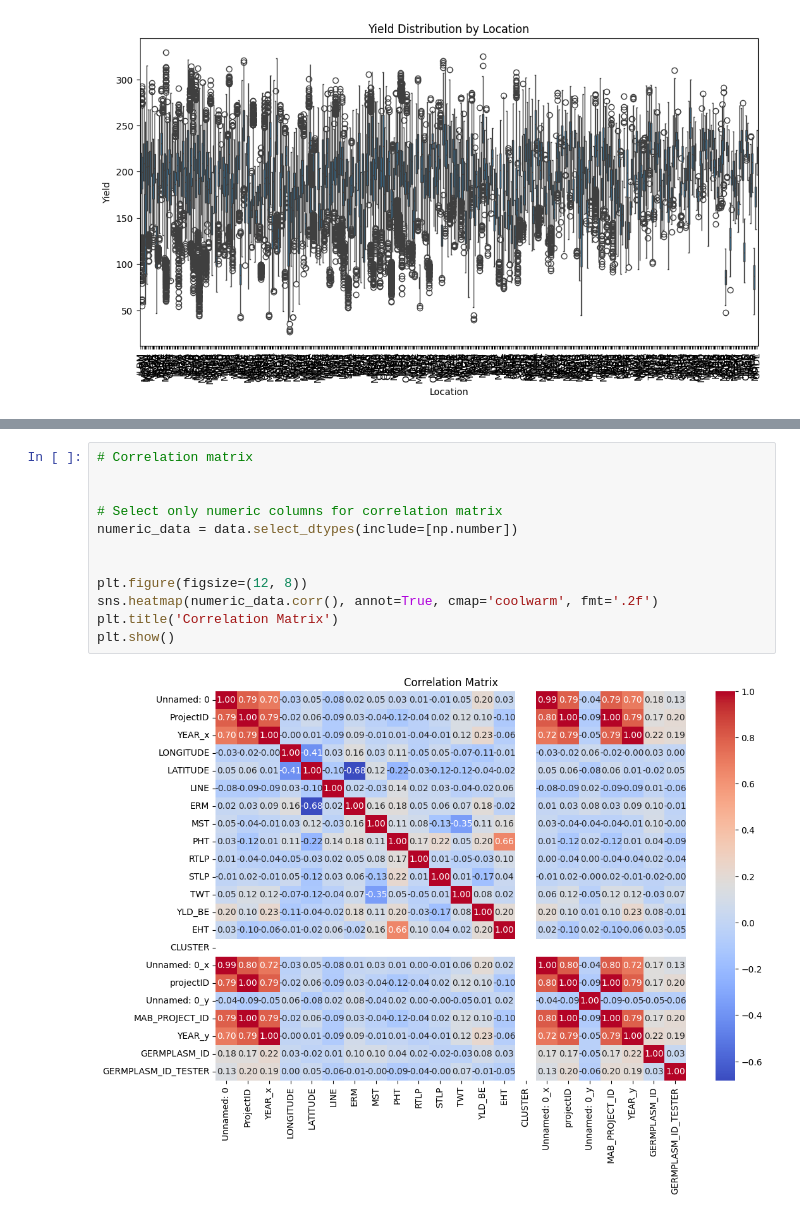
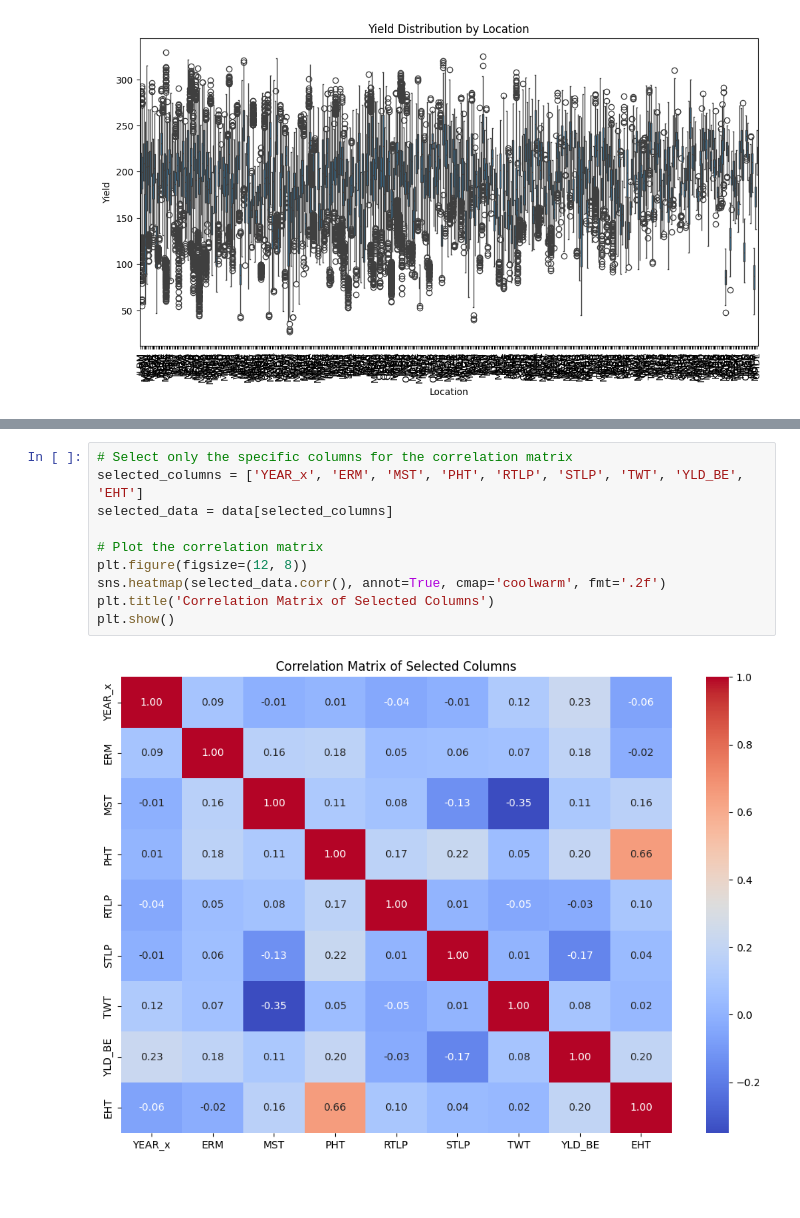
Before and after one commit to gurmindersingh12/Maize-Yield-Prediction-Analysis, a Jupyter notebook: 02_EDA.ipynb, the cells around one changed output, grey strips where cells are left out. Cells and saved outputs as stored; diff of their text form; blank space fills up the shorter version.

```diff
--- a/02_EDA.ipynb
+++ b/02_EDA.ipynb
@@ -119,14 +135,12 @@ plt.show()
 # %%
-# Correlation matrix
+# Select only the specific columns for the correlation matrix
+selected_columns = ['YEAR_x', 'ERM', 'MST', 'PHT', 'RTLP', 'STLP', 'TWT', 'YLD_BE', 'EHT']
+selected_data = data[selected_columns]
 
-
-# Select only numeric columns for correlation matrix
-numeric_data = data.select_dtypes(include=[np.number])
-
-
+# Plot the correlation matrix
 plt.figure(figsize=(12, 8))
-sns.heatmap(numeric_data.corr(), annot=True, cmap='coolwarm', fmt='.2f')
-plt.title('Correlation Matrix')
+sns.heatmap(selected_data.corr(), annot=True, cmap='coolwarm', fmt='.2f')
+plt.title('Correlation Matrix of Selected Columns')
 plt.show()
 # %% [output]
-[figure, old version]
+[figure, new version]
```
Also changed, not shown: parts of 1 cell of this notebook.
